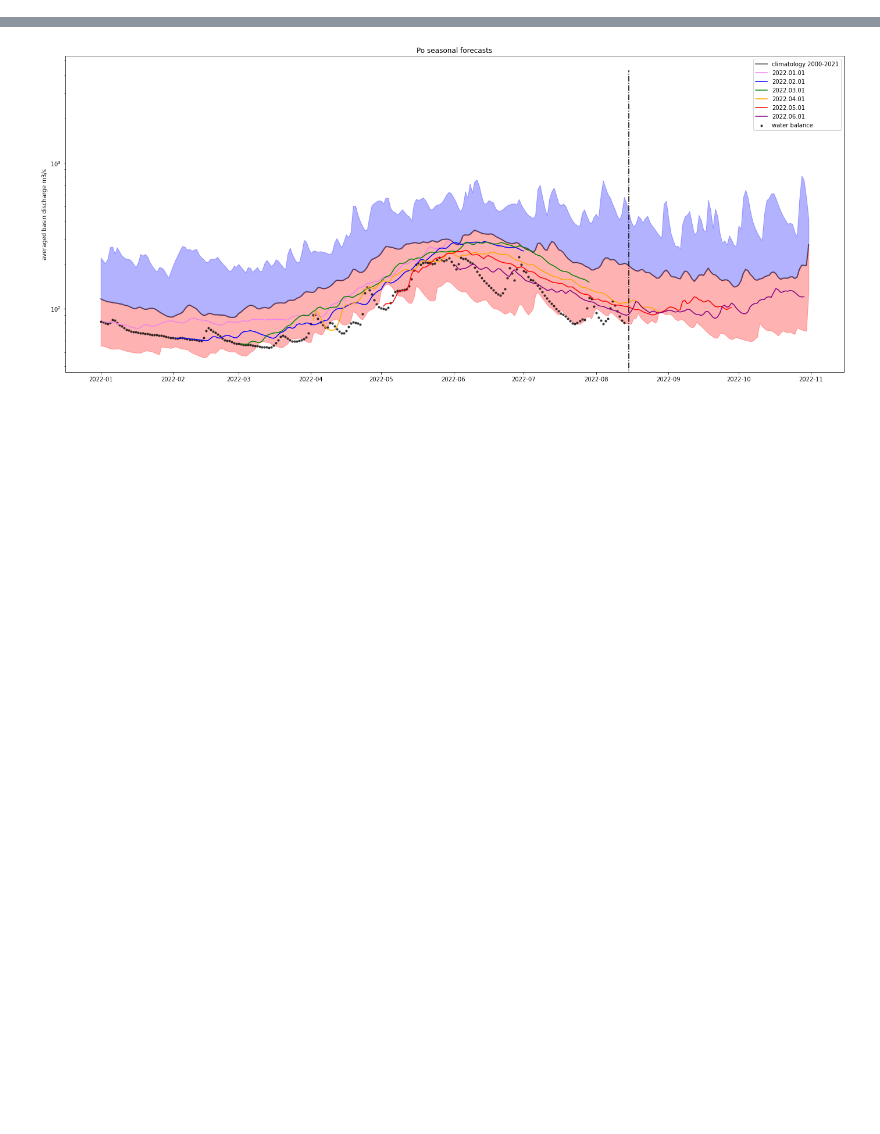
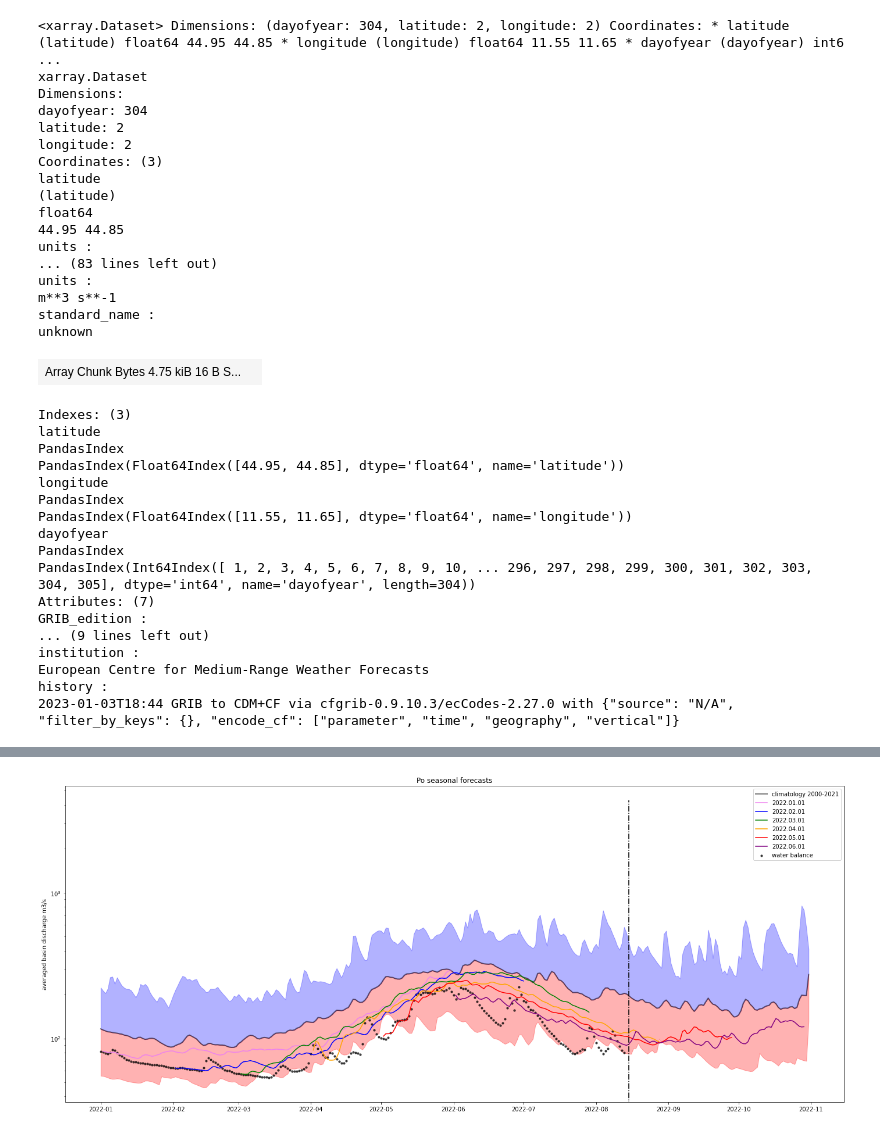
Before and after one commit to iacopoff/climetlab-cems-flood, a Jupyter notebook: docs/source/tutorial/tutorial - Po river summer 2022.ipynb, the cells around one changed output, grey strips where cells are left out. Saved outputs shown, nothing was run; the diff lists cells and outputs as text; code cells hidden in the pictures; blank space fills up the shorter version.

```diff
--- a/docs/source/tutorial/tutorial - Po river summer 2022.ipynb
+++ b/docs/source/tutorial/tutorial - Po river summer 2022.ipynb
@@ -138,3 +132,41 @@ cmean = cmean.where(cmean.dayofyear != cmean.dayofyear[59], drop =True)
+# %%
+cmean
+# %% [output]
+<xarray.Dataset> Dimensions: (dayofyear: 304, latitude: 2, longitude: 2) Coordinates: * latitude (latitude) float64 44.95 44.85 * longitude (longitude) float64 11.55 11.65 * dayofyear (dayofyear) int6 ...
+xarray.Dataset
+Dimensions:
+dayofyear: 304
+latitude: 2
+longitude: 2
+Coordinates: (3)
+latitude
+(latitude)
+float64
+44.95 44.85
+units :
+... (83 lines left out)
+units :
+m**3 s**-1
+standard_name :
+unknown
+| Array Chunk Bytes 4.75 kiB 16 B S... |  |
+Indexes: (3)
+latitude
+PandasIndex
+PandasIndex(Float64Index([44.95, 44.85], dtype='float64', name='latitude'))
+longitude
+PandasIndex
+PandasIndex(Float64Index([11.55, 11.65], dtype='float64', name='longitude'))
+dayofyear
+PandasIndex
+PandasIndex(Int64Index([ 1, 2, 3, 4, 5, 6, 7, 8, 9, 10, ... 296, 297, 298, 299, 300, 301, 302, 303, 304, 305], dtype='int64', name='dayofyear', length=304))
+Attributes: (7)
+GRIB_edition :
+... (9 lines left out)
+institution :
+European Centre for Medium-Range Weather Forecasts
+history :
+2023-01-03T18:44 GRIB to CDM+CF via cfgrib-0.9.10.3/ecCodes-2.27.0 with {"source": "N/A", "filter_by_keys": {}, "encode_cf": ["parameter", "time", "geography", "vertical"]}
 # %%
 # seas = seas.rio.write_crs("EPSG:4326")
 # cmean = cmean.rio.write_crs("EPSG:4326")
```
Also changed, not shown: parts of 24 cells of this notebook.
